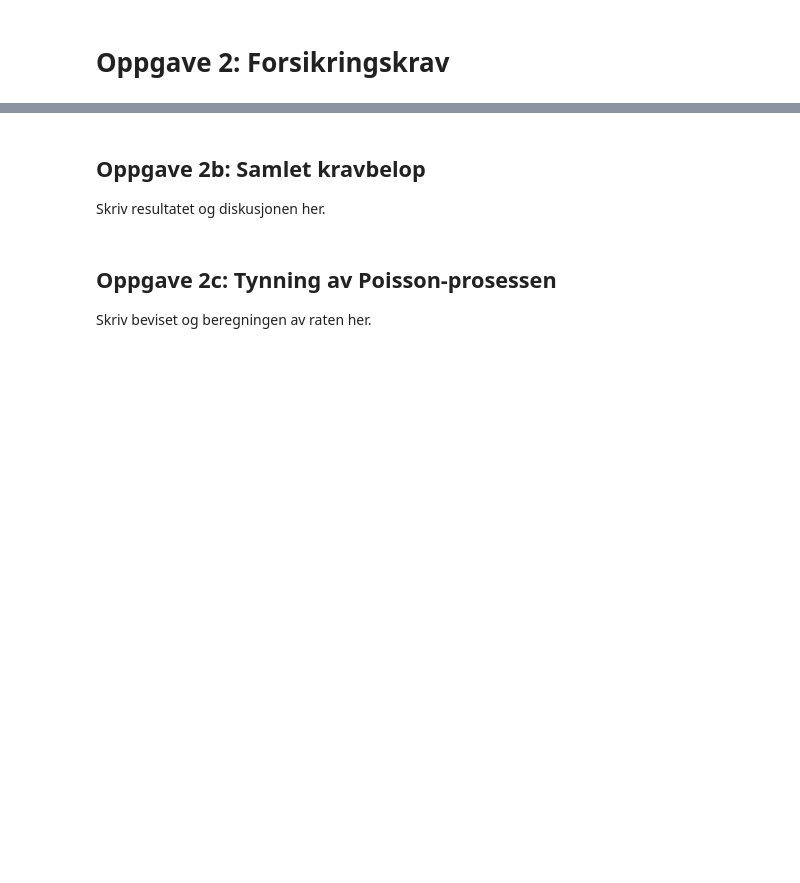
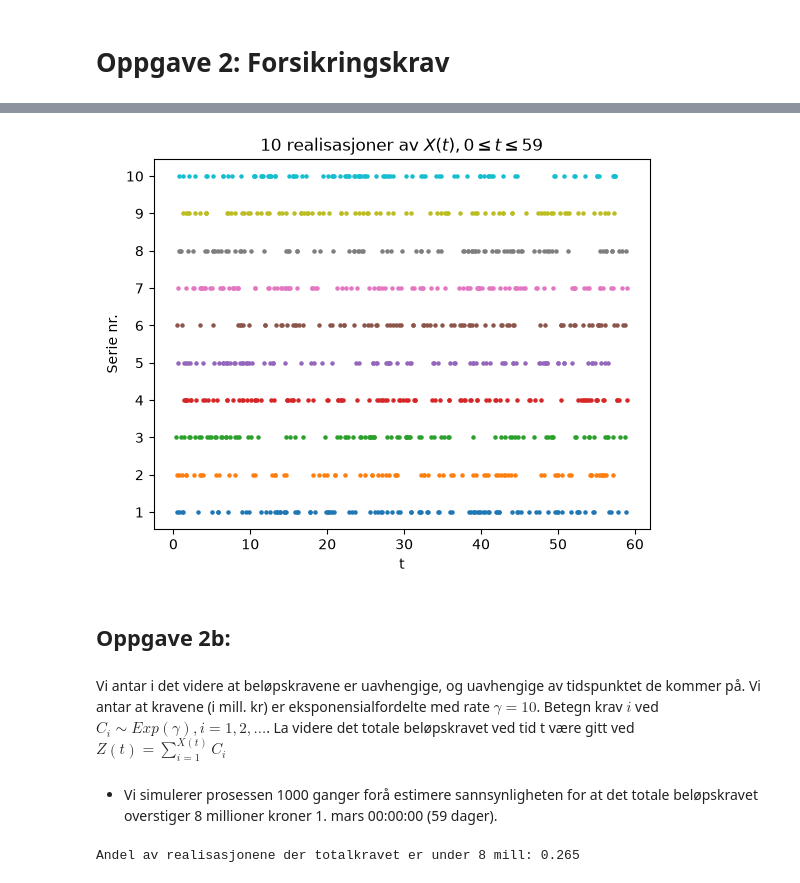
Before and after one commit to johannesStromberg1234/Prosjekt-Stokastisk-Modelering, a Jupyter notebook: oppgave_2.ipynb, the cells around one changed output, grey strips where cells are left out. Drawn from its saved outputs; the diff is of its cells as text; code cells hidden in the pictures; blank space fills up the shorter version.

```diff
--- a/oppgave_2.ipynb
+++ b/oppgave_2.ipynb
@@ -52,19 +11,0 @@ For å bekrefte den teoretiske verdien har vi kjørt 10 uavhengige Monte Carlo s
-# %%
-import matplotlib.pyplot as plt
-
-increments = np.random.poisson(1.5, size=(10, 59))
-
-X_paths = np.cumsum(increments, axis=1)
-X_paths = np.column_stack((np.zeros(10), X_paths))
-t = np.arange(60)
-
-plt.figure(figsize=(10, 6))
-
-for i in range(10):
-    plt.step(t, X_paths[i], where="post")
-
-plt.xlabel("Time (days)")
-plt.ylabel("Number of claims X(t)")
-plt.title("10 realizations of the Poisson process")
-plt.grid(True, alpha=0.3)
-plt.show()
@@ -74,0 +18,8 @@ Vi ser at for disse 10 simuleringene, er det kun en som har over 100 henvendelse
+# %%
+lam = 1.5
+t = 59
+size = 1000
+
+events = np.random.poisson(lam = lam*t, size = size)
+
+print(f"Andel av realisasjonene med mer enn 100 hendelser: {np.sum(events > 100)/size}")
@@ -75,8 +32,41 @@ Vi ser at for disse 10 simuleringene, er det kun en som har over 100 henvendelse
+# %%
+fig, ax = plt.subplots()
+for i in range(1, 11):
+    # A size of lam*2*t gives an expected total of twice the size of t.
+    sojourn_times = np.random.exponential(scale = 1/lam, size = int(lam*2*t))
+    event_times = np.cumsum(sojourn_times)
+    event_times = event_times[event_times <= 59]
+
+    ax.scatter(event_times, [i]*len(event_times), s = 5)
+
+ax.set_yticks([i for i in range(1, 11)])
+ax.set(title = r"10 realisasjoner av $X(t), 0 \leq t \leq 59$", xlabel = "t", ylabel = "Serie nr.")
+
+plt.show()
+# %% [output]
+[figure, added]
 # %% [markdown]
-## Oppgave 2b: Samlet kravbelop
-
-Skriv resultatet og diskusjonen her.
+## Oppgave 2b:
-# %% [markdown]
-## Oppgave 2c: Tynning av Poisson-prosessen
-
-Skriv beviset og beregningen av raten her.
+# %% [markdown]
+Vi antar i det videre at beløpskravene er uavhengige, og uavhengige av tidspunktet de kommer på. Vi antar at kravene (i mill. kr) er eksponensialfordelte med rate $\gamma = 10$. Betegn krav $i$ ved $C_i \sim Exp(\gamma), i = 1, 2,...$. La videre det totale beløpskravet ved tid t være gitt ved $Z(t) = \sum_{i = 1}^{X(t)} C_i$
+# %% [markdown]
+* Vi simulerer prosessen 1000 ganger forå estimere sannsynligheten for at det totale beløpskravet overstiger 8 millioner kroner 1. mars 00:00:00 (59 dager).
+# %%
+nsims = 1000
+
+lam = 1.5
+t = 59
+size = 1000
+gamma = 10
+
+events = np.random.poisson(lam = lam*t, size = size)
+amounts = np.random.exponential(scale = 1/gamma, size = np.sum(events))
+
+start_indexes = np.zeros(size, dtype = int)
+start_indexes[1:] = np.cumsum(events[:-1])
+
+total_amounts = np.add.reduceat(amounts, start_indexes)
+
+print(f"Andel av realisasjonene der totalkravet er under 8 mill: {np.sum(total_amounts < 8)/size}")
+# %% [output]
+Andel av realisasjonene der totalkravet er under 8 mill: 0.265
```
Also changed, not shown: parts of 18 cells of this notebook, 1 other file.
